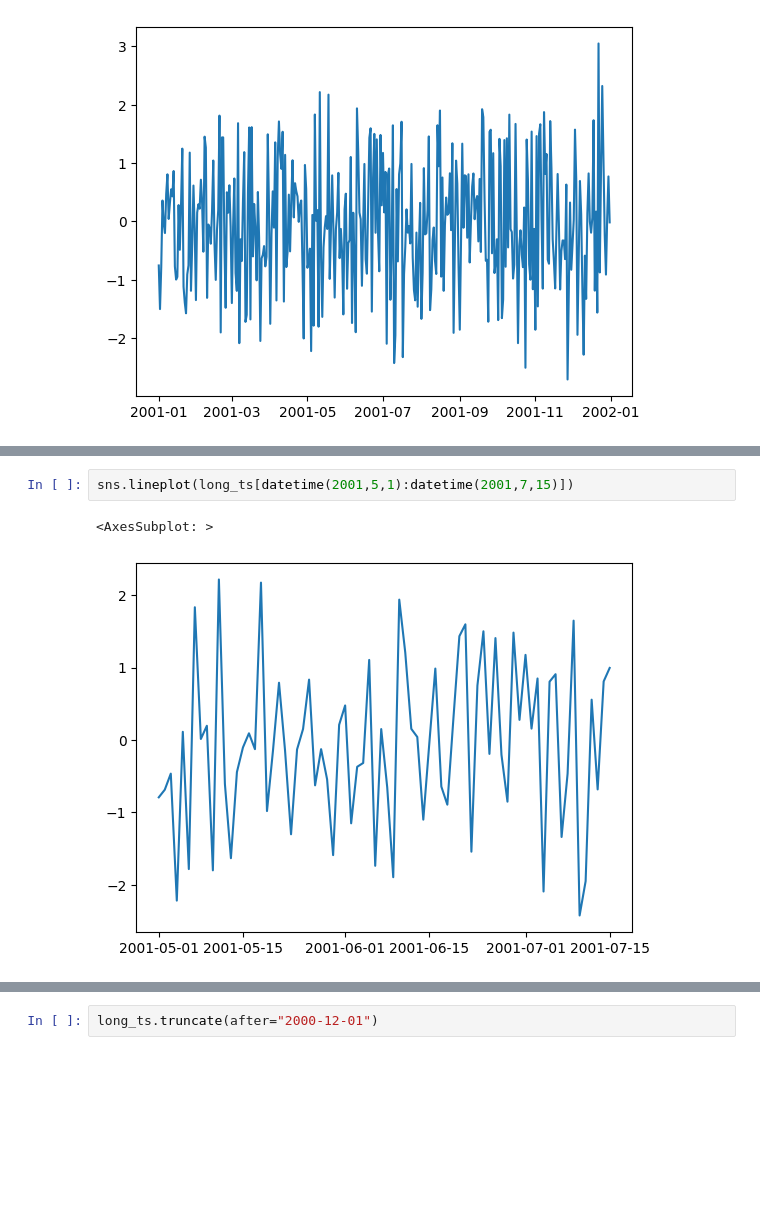
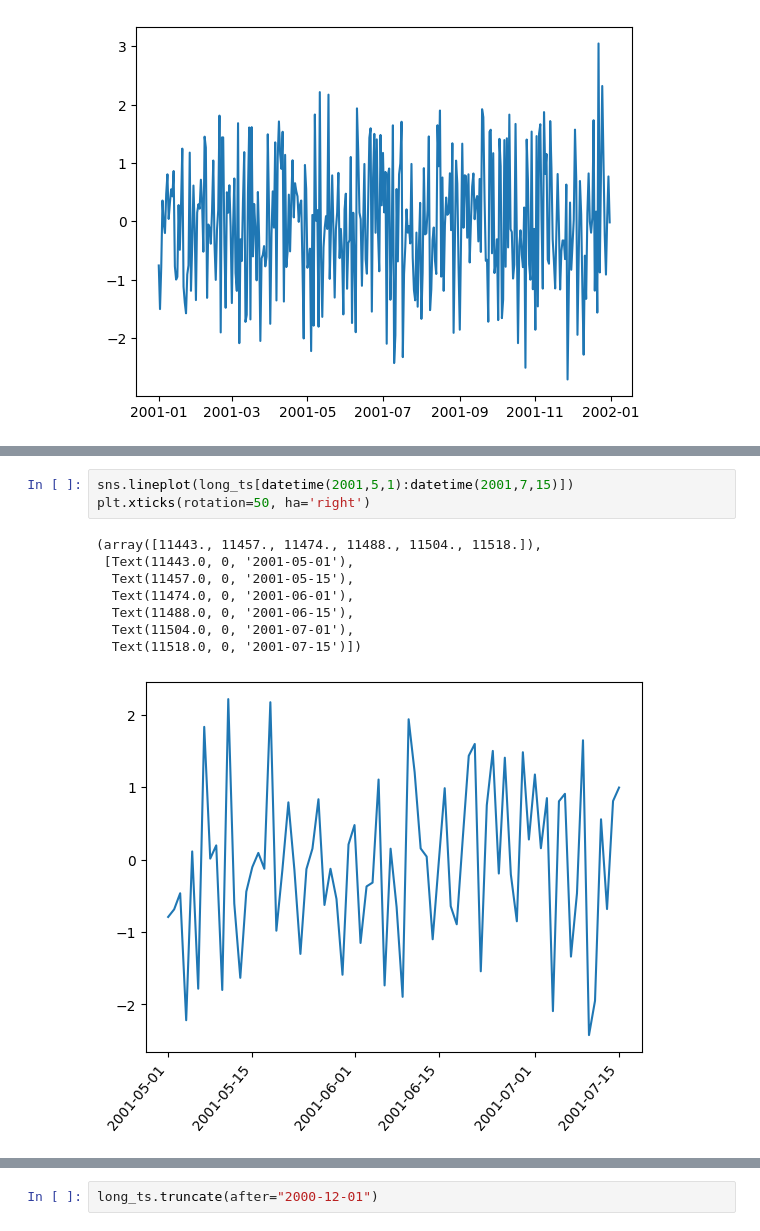
Before and after one commit to drolsonmi/math3080, a Jupyter notebook: Notes/09 Timeseries.ipynb, the cells around one changed output, grey strips where cells are left out. Saved outputs shown, nothing was run; the diff lists cells and outputs as text; blank space fills up the shorter version.

```diff
--- a/Notes/09 Timeseries.ipynb
+++ b/Notes/09 Timeseries.ipynb
@@ -270,7 +277,14 @@ sns.lineplot(long_ts["2001-05"])
 # %%
 sns.lineplot(long_ts[datetime(2001,5,1):datetime(2001,7,15)])
+plt.xticks(rotation=50, ha='right')
 # %% [output]
-<AxesSubplot: >
+(array([11443., 11457., 11474., 11488., 11504., 11518.]),
+ [Text(11443.0, 0, '2001-05-01'),
+  Text(11457.0, 0, '2001-05-15'),
+  Text(11474.0, 0, '2001-06-01'),
+  Text(11488.0, 0, '2001-06-15'),
+  Text(11504.0, 0, '2001-07-01'),
+  Text(11518.0, 0, '2001-07-15')])
-[figure, old version]
+[figure, new version]
 # %%
 sns.lineplot(long_ts["2001-05-01":"2001-07-15"])
```
Also changed, not shown: parts of 27 cells of this notebook.
